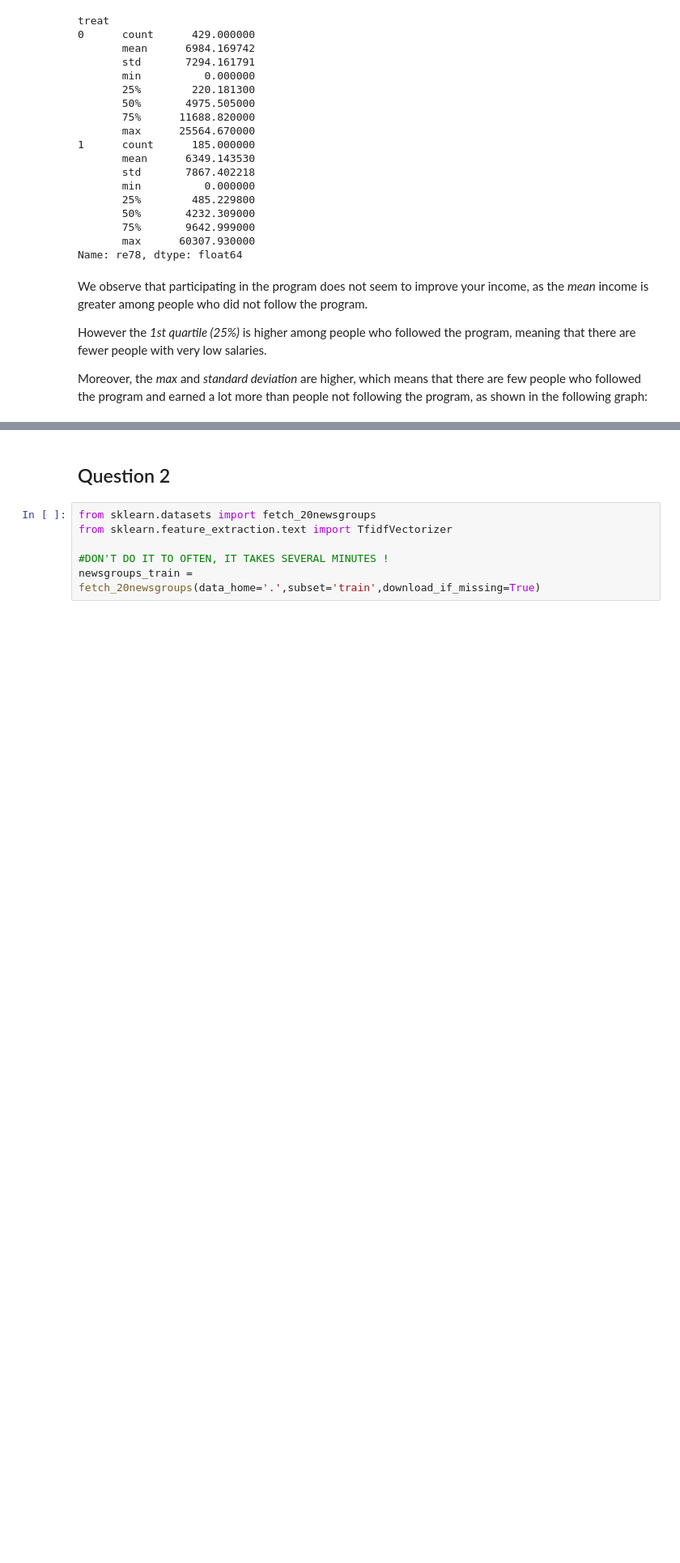
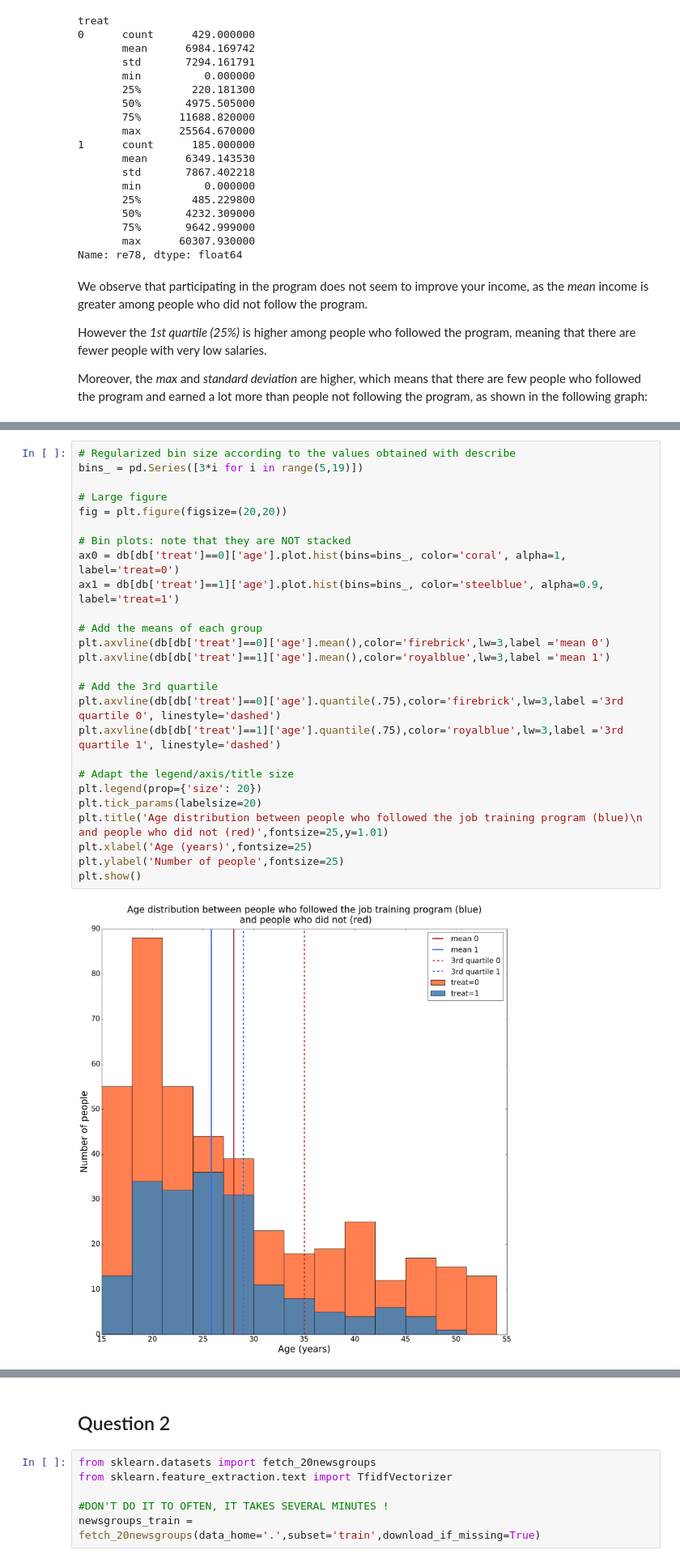
Before and after one commit to Redouane-Elghazi/ADA_ENPantouFLeS, a Jupyter notebook: HW4/hw4.ipynb, the cells around one changed output, grey strips where cells are left out. Shown at 81% size. Drawn from its saved outputs; the diff is of its cells as text; blank space fills up the shorter version.

```diff
--- a/HW4/hw4.ipynb
+++ b/HW4/hw4.ipynb
@@ -82,0 +137,28 @@ A naive researcher might conclude that, depite a few particular cases of great s
+# %%
+# Regularized bin size according to the values obtained with describe
+bins_ = pd.Series([3*i for i in range(5,19)])
+
+# Large figure
+fig = plt.figure(figsize=(20,20))
+
+# Bin plots: note that they are NOT stacked
+ax0 = db[db['treat']==0]['age'].plot.hist(bins=bins_, color='coral', alpha=1, label='treat=0')
+ax1 = db[db['treat']==1]['age'].plot.hist(bins=bins_, color='steelblue', alpha=0.9,  label='treat=1')
+
+# Add the means of each group
+plt.axvline(db[db['treat']==0]['age'].mean(),color='firebrick',lw=3,label ='mean 0')
+plt.axvline(db[db['treat']==1]['age'].mean(),color='royalblue',lw=3,label ='mean 1')
+
+# Add the 3rd quartile
+plt.axvline(db[db['treat']==0]['age'].quantile(.75),color='firebrick',lw=3,label ='3rd quartile 0', linestyle='dashed')
+plt.axvline(db[db['treat']==1]['age'].quantile(.75),color='royalblue',lw=3,label ='3rd quartile 1', linestyle='dashed')
+
+# Adapt the legend/axis/title size
+plt.legend(prop={'size': 20})
+plt.tick_params(labelsize=20)
+plt.title('Age distribution between people who followed the job training program (blue)\n and people who did not (red)',fontsize=25,y=1.01)
+plt.xlabel('Age (years)',fontsize=25)
+plt.ylabel('Number of people',fontsize=25)
+plt.show()
+# %% [output]
+[figure, added]
```
Also changed, not shown: parts of 16 cells of this notebook.
